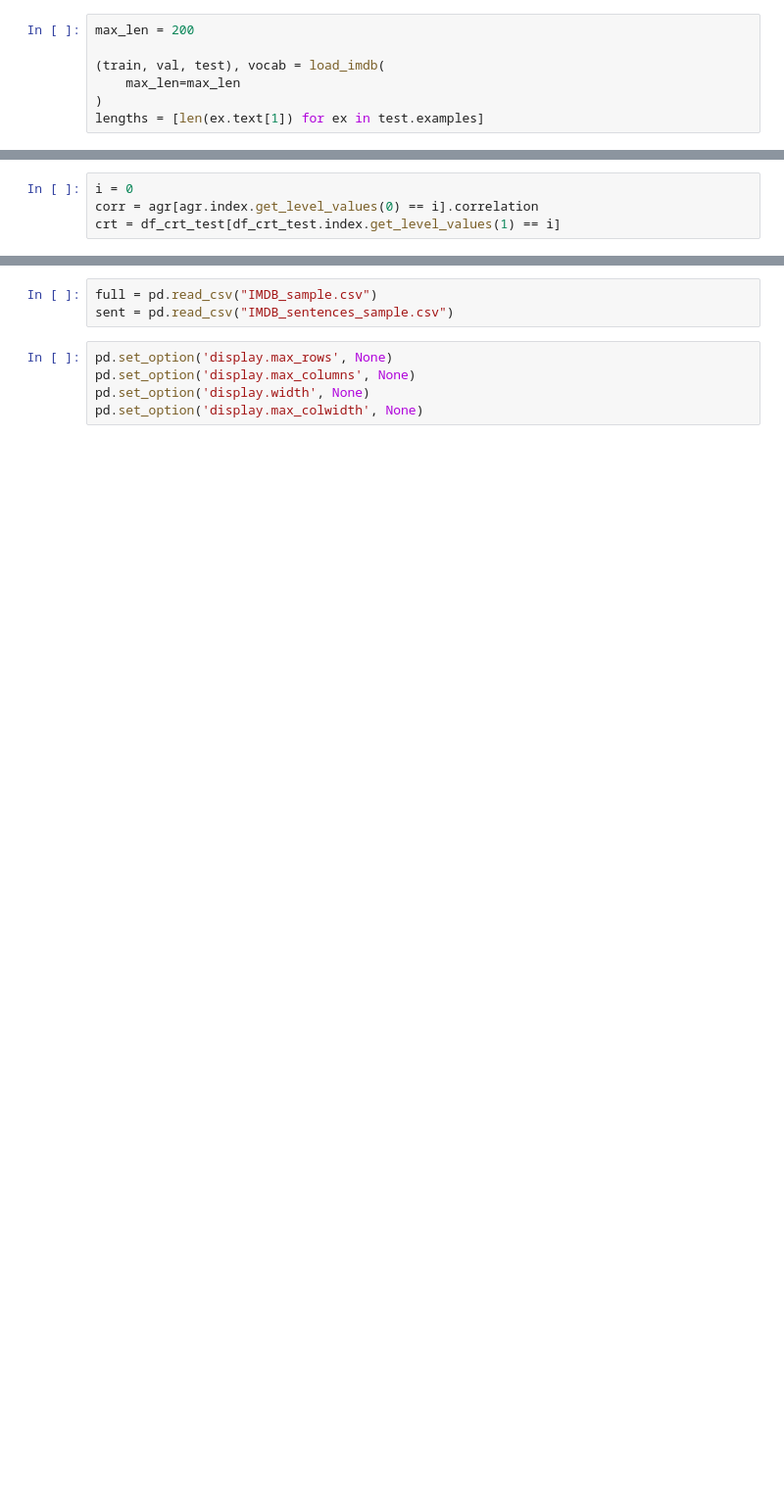
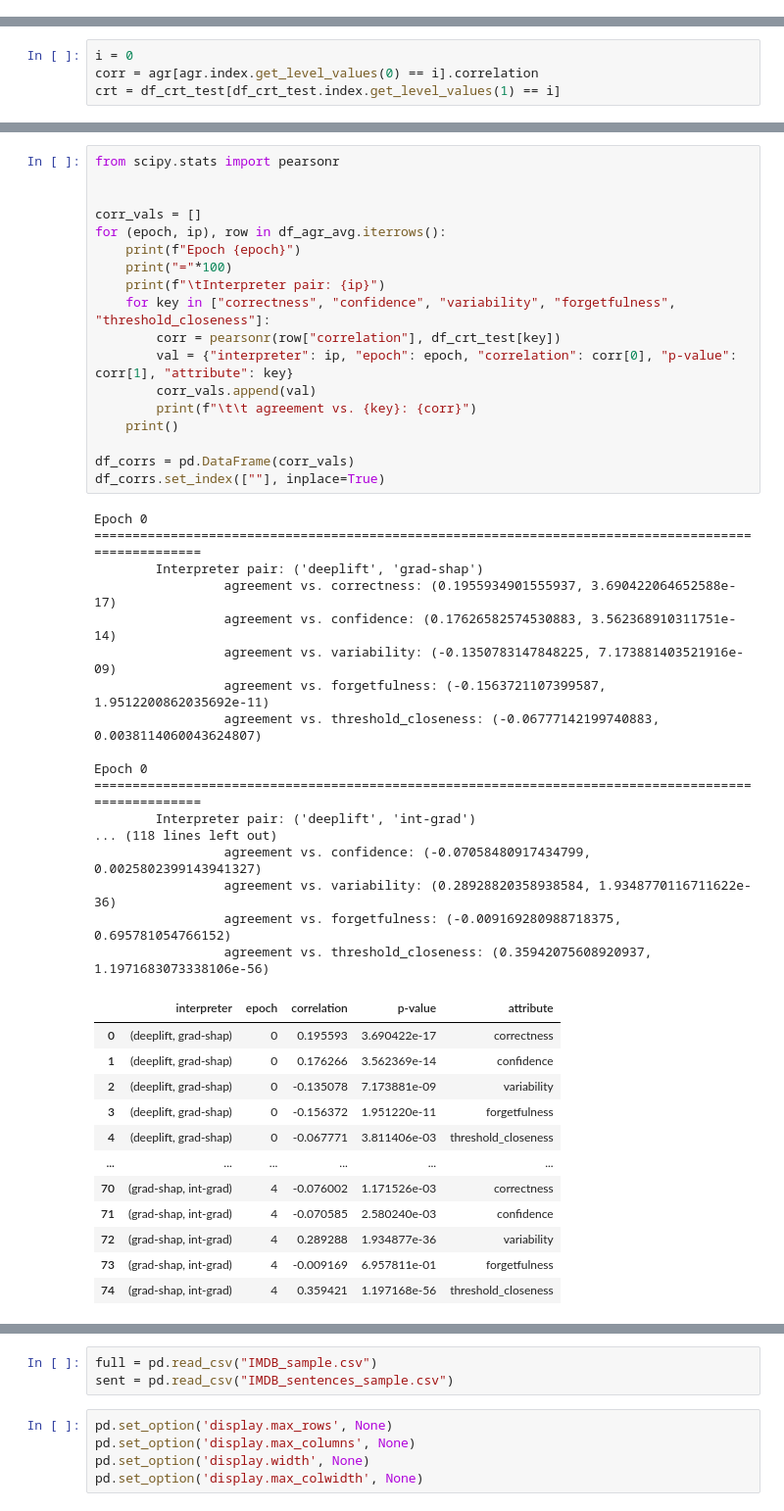
Before and after one commit to mttk/unity-in-xai-court, a Jupyter notebook: viz.ipynb, the cells around one changed output, grey strips where cells are left out. Shown at 98% size. Saved outputs shown, nothing was run; the diff lists cells and outputs as text; blank space fills up the shorter version.

```diff
--- a/viz.ipynb
+++ b/viz.ipynb
@@ -242,7 +14,0 @@ agr = df_agr_average(df_agr)
-# %%
-max_len = 200
-
-(train, val, test), vocab = load_imdb(
-    max_len=max_len
-)
-lengths = [len(ex.text[1]) for ex in test.examples]
@@ -374,0 +140,48 @@ for sampler in ["random"]:
+# %%
+from scipy.stats import pearsonr
+
+
+corr_vals = []
+for (epoch, ip), row in df_agr_avg.iterrows():
+    print(f"Epoch {epoch}")
+    print("="*100)
+    print(f"\tInterpreter pair: {ip}")
+    for key in ["correctness", "confidence", "variability", "forgetfulness", "threshold_closeness"]:
+        corr = pearsonr(row["correlation"], df_crt_test[key])
+        val = {"interpreter": ip, "epoch": epoch, "correlation": corr[0], "p-value": corr[1], "attribute": key}
+        corr_vals.append(val)
+        print(f"\t\t agreement vs. {key}: {corr}")
+    print()
+
+df_corrs = pd.DataFrame(corr_vals)
+df_corrs.set_index([""], inplace=True)
+# %% [output]
+Epoch 0
+====================================================================================================
+        Interpreter pair: ('deeplift', 'grad-shap')
+                 agreement vs. correctness: (0.1955934901555937, 3.690422064652588e-17)
+                 agreement vs. confidence: (0.17626582574530883, 3.562368910311751e-14)
+                 agreement vs. variability: (-0.1350783147848225, 7.173881403521916e-09)
+                 agreement vs. forgetfulness: (-0.1563721107399587, 1.9512200862035692e-11)
+                 agreement vs. threshold_closeness: (-0.06777142199740883, 0.0038114060043624807)
+
+Epoch 0
+====================================================================================================
+        Interpreter pair: ('deeplift', 'int-grad')
+... (118 lines left out)
+                 agreement vs. confidence: (-0.07058480917434799, 0.0025802399143941327)
+                 agreement vs. variability: (0.28928820358938584, 1.9348770116711622e-36)
+                 agreement vs. forgetfulness: (-0.009169280988718375, 0.695781054766152)
+                 agreement vs. threshold_closeness: (0.35942075608920937, 1.1971683073338106e-56)
+|  | interpreter | epoch | correlation | p-value | attribute |
+| 0 | (deeplift, grad-shap) | 0 | 0.195593 | 3.690422e-17 | correctness |
+| 1 | (deeplift, grad-shap) | 0 | 0.176266 | 3.562369e-14 | confidence |
+| 2 | (deeplift, grad-shap) | 0 | -0.135078 | 7.173881e-09 | variability |
+| 3 | (deeplift, grad-shap) | 0 | -0.156372 | 1.951220e-11 | forgetfulness |
+| 4 | (deeplift, grad-shap) | 0 | -0.067771 | 3.811406e-03 | threshold_closeness |
+| ... | ... | ... | ... | ... | ... |
+| 70 | (grad-shap, int-grad) | 4 | -0.076002 | 1.171526e-03 | correctness |
+| 71 | (grad-shap, int-grad) | 4 | -0.070585 | 2.580240e-03 | confidence |
+| 72 | (grad-shap, int-grad) | 4 | 0.289288 | 1.934877e-36 | variability |
+| 73 | (grad-shap, int-grad) | 4 | -0.009169 | 6.957811e-01 | forgetfulness |
+| 74 | (grad-shap, int-grad) | 4 | 0.359421 | 1.197168e-56 | threshold_closeness |
```
Also changed, not shown: parts of 42 cells of this notebook, 4 other files.
